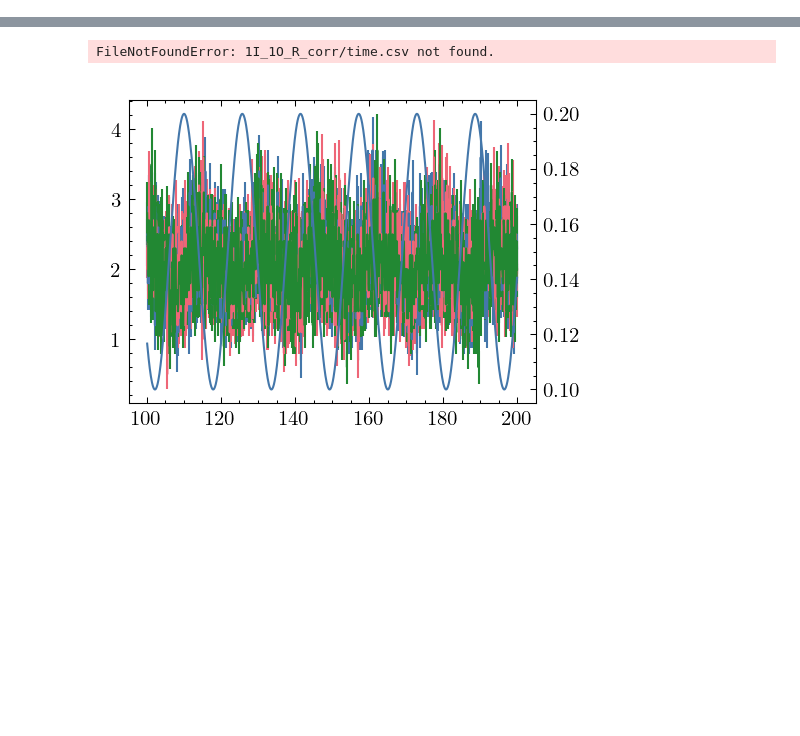
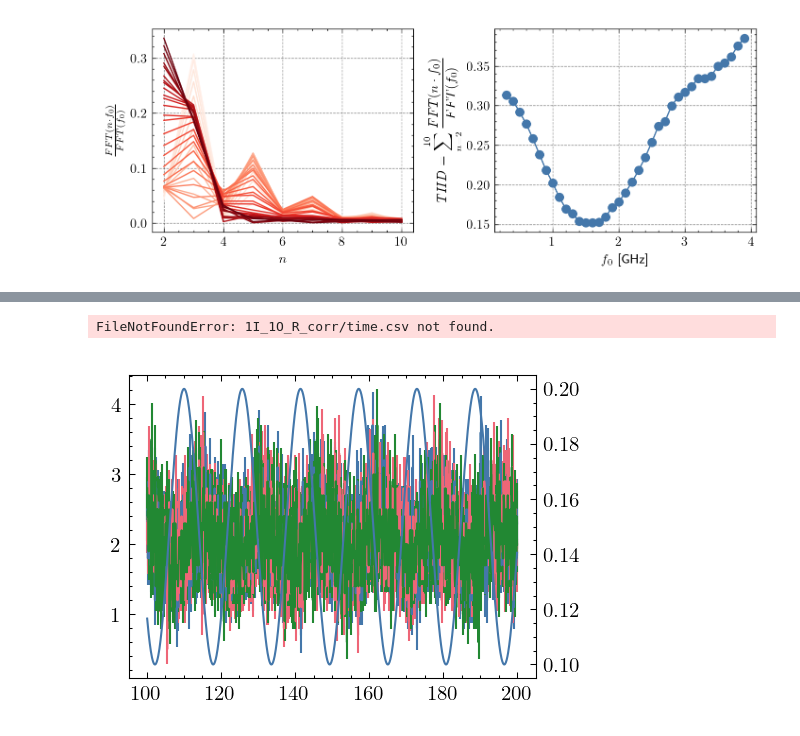
Before and after one commit to JonasMnsing/NanoNets, a Jupyter notebook: scripts/2_funding_period/WP2/cos_input/cos_input.ipynb, the cells around one changed output, grey strips where cells are left out. Cells and saved outputs as stored; diff of their text form; code cells hidden in the pictures; blank space fills up the shorter version.

```diff
--- a/scripts/2_funding_period/WP2/cos_input/cos_input.ipynb
+++ b/scripts/2_funding_period/WP2/cos_input/cos_input.ipynb
@@ -126,5 +151,0 @@ fft_vals = np.array(fft_vals)
-# %%
-for i in range(len(dic.keys())):
-
-    rel_to_fundamental = fft_vals[i,:] / fft_vals[i,0]
-    plt.plot(rel_to_fundamental[1:])
@@ -132,0 +152,14 @@ for i in range(len(dic.keys())):
+# %%
+N_f                 = 10
+df_fft_amplitudes   = pd.DataFrame()
+
+for f in dic.keys():
+
+    signal  = dic[f]['Current'].values
+    vals    = relate_to_fundamental_freq(signal, f, dt, N_f=N_f)
+
+    df_fft_amplitudes[f] = vals
+
+df_nonlinear    = df_fft_amplitudes / df_fft_amplitudes.iloc[0,:]
+df_nonlinear    = df_nonlinear.drop(0).reset_index(drop=True)
+df_nonlinear
@@ -132,0 +178,21 @@ for i in range(len(dic.keys())):
+# %%
+cmap = plt.get_cmap('Reds')
+
+with plt.style.context(["science","bright", "grid"]):
+
+    fig = plt.figure(dpi=200, layout='constrained')
+    ax  = fig.add_subplot(1,2,1)
+    fig.set_figwidth(fig.get_figwidth()*2)
+
+    for i, col in enumerate(df_nonlinear.columns):
+        ax.plot(np.arange(2,len(df_fft_amplitudes)+1), df_nonlinear[col], c=cmap((i+1)/(len(df_nonlinear.columns))))
+
+    ax.set_ylabel("$\\frac{FFT(n \cdot f_0)}{FFT(f_0)}$")
+    ax.set_xlabel("$n$")
+
+    ax  = fig.add_subplot(1,2,2)
+    ax  = np.sqrt((df_nonlinear**2).sum()).plot(ax=ax, marker='o')
+    ax.set_ylabel("$THD$ = $\displaystyle\sum_{n=2}^{10}\\frac{FFT(n \cdot f_0)}{FFT(f_0)}$")
+    ax.set_xlabel("$f_0$ [GHz]")
+# %% [output]
+[figure, added]
```
Also changed, not shown: parts of 13 cells of this notebook, 1 other file.
